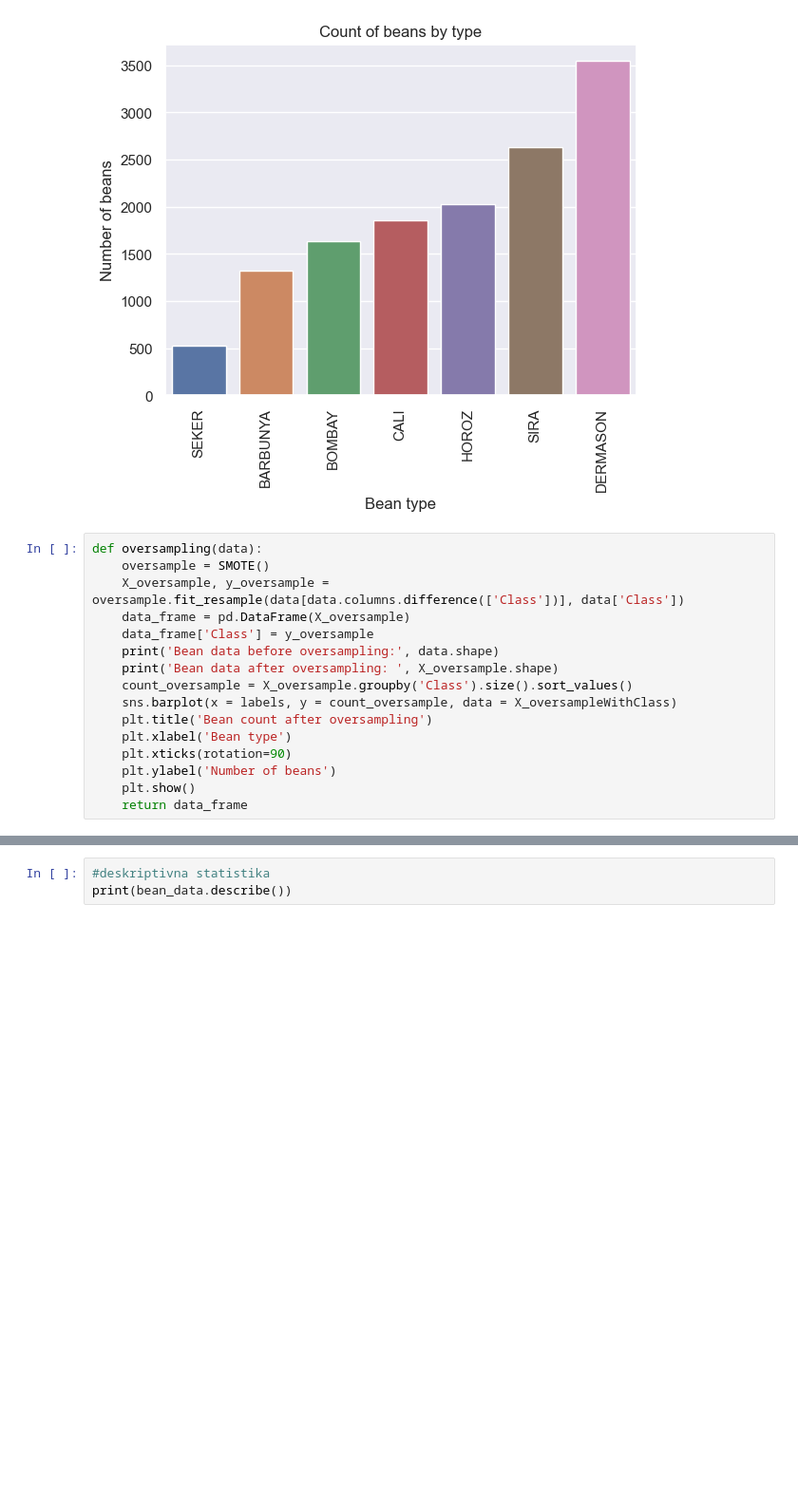
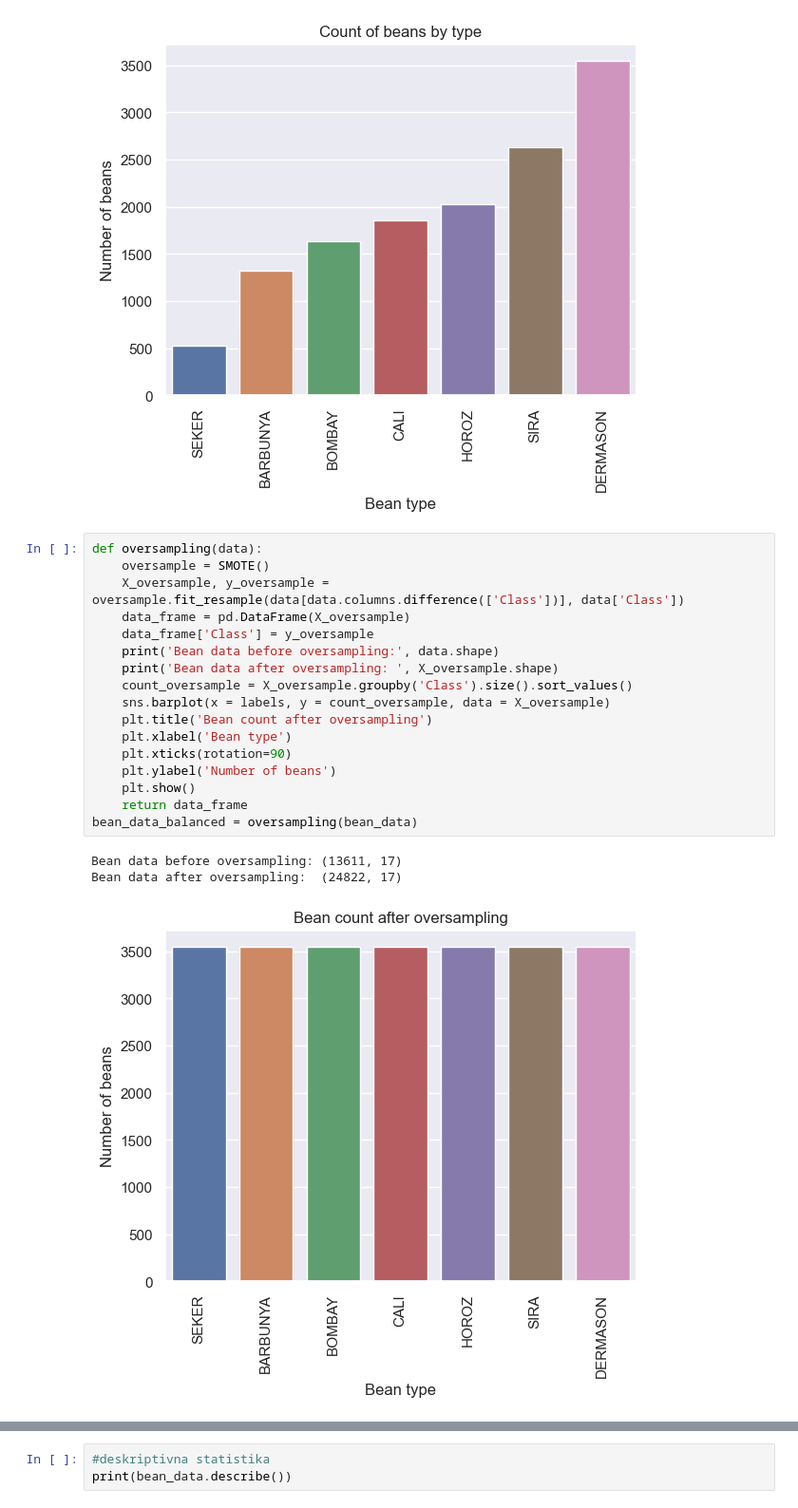
Before and after one commit to minanikolic916/ML1, a Jupyter notebook: ML1.ipynb, the cells around one changed output, grey strips where cells are left out. Shown: that part at 95% size. Drawn from its saved outputs; the diff is of its cells as text; blank space fills up the shorter version.

```diff
--- a/ML1.ipynb
+++ b/ML1.ipynb
@@ -158,16 +158,21 @@ plt.show()
 # %%
 def oversampling(data):
     oversample = SMOTE()
     X_oversample, y_oversample = oversample.fit_resample(data[data.columns.difference(['Class'])], data['Class'])
     data_frame = pd.DataFrame(X_oversample)
     data_frame['Class'] = y_oversample
     print('Bean data before oversampling:', data.shape)
     print('Bean data after oversampling: ', X_oversample.shape)
     count_oversample = X_oversample.groupby('Class').size().sort_values()
-    sns.barplot(x = labels, y = count_oversample, data = X_oversampleWithClass)
+    sns.barplot(x = labels, y = count_oversample, data = X_oversample)
     plt.title('Bean count after oversampling')
     plt.xlabel('Bean type')
     plt.xticks(rotation=90)
     plt.ylabel('Number of beans')
     plt.show()
     return data_frame
+bean_data_balanced = oversampling(bean_data)
+# %% [output]
+Bean data before oversampling: (13611, 17)
+Bean data after oversampling:  (24822, 17)
+[figure, added]
```
Also changed, not shown: parts of 40 cells of this notebook.
